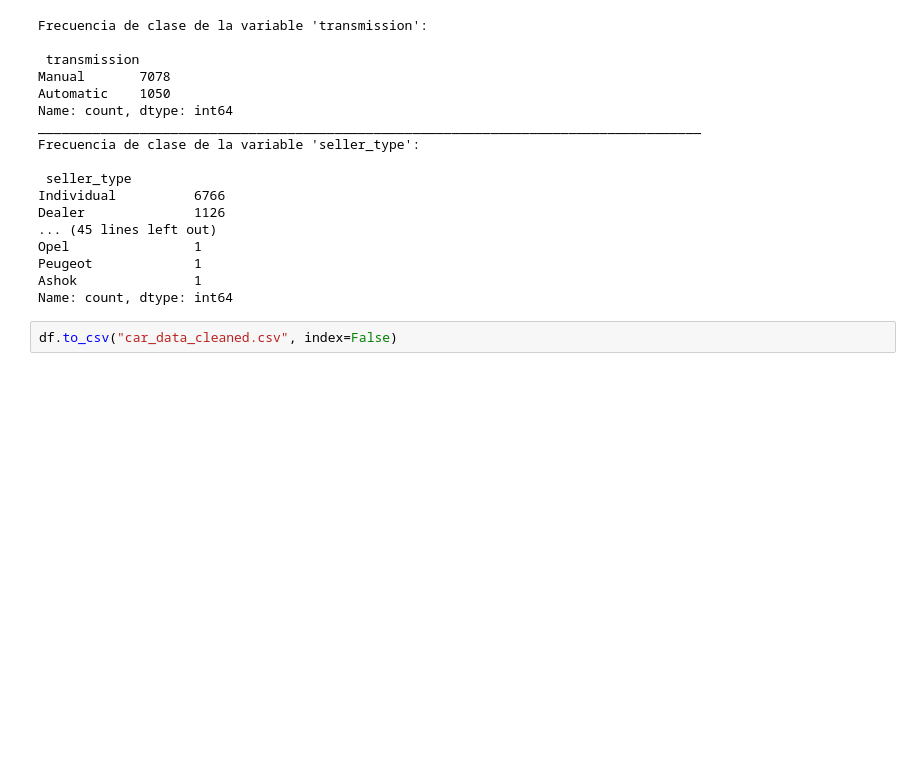
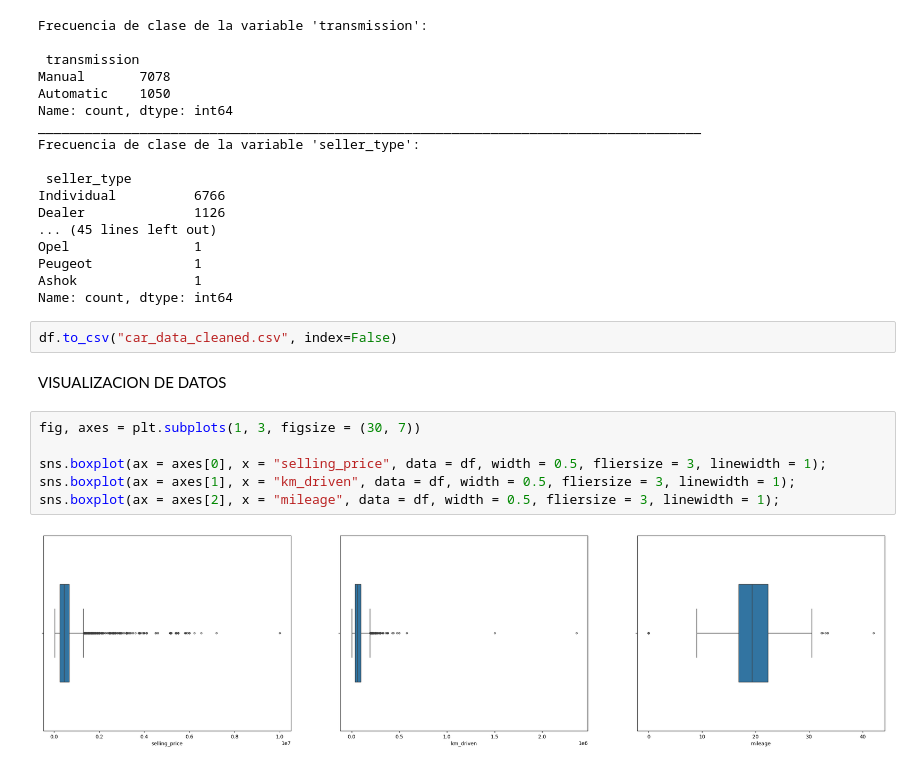
Before and after one commit to MonicaYun15/DATA_MINING, a Jupyter notebook: MineriadeDatos.ipynb, the cells around one changed output. Saved outputs shown, nothing was run; the diff lists cells and outputs as text; blank space fills up the shorter version.

```diff
--- a/MineriadeDatos.ipynb
+++ b/MineriadeDatos.ipynb
@@ -216,3 +220,13 @@ Ashok               1
 Name: count, dtype: int64
 # %%
 df.to_csv("car_data_cleaned.csv", index=False)
+# %% [markdown]
+VISUALIZACION DE DATOS
+# %%
+fig, axes = plt.subplots(1, 3, figsize = (30, 7))
+
+sns.boxplot(ax = axes[0], x = "selling_price", data = df, width = 0.5, fliersize = 3, linewidth = 1);
+sns.boxplot(ax = axes[1], x = "km_driven", data = df, width = 0.5, fliersize = 3, linewidth = 1);
+sns.boxplot(ax = axes[2], x = "mileage", data = df, width = 0.5, fliersize = 3, linewidth = 1);
+# %% [output]
+[figure, added]
```
Also changed, not shown: parts of 43 cells of this notebook.
